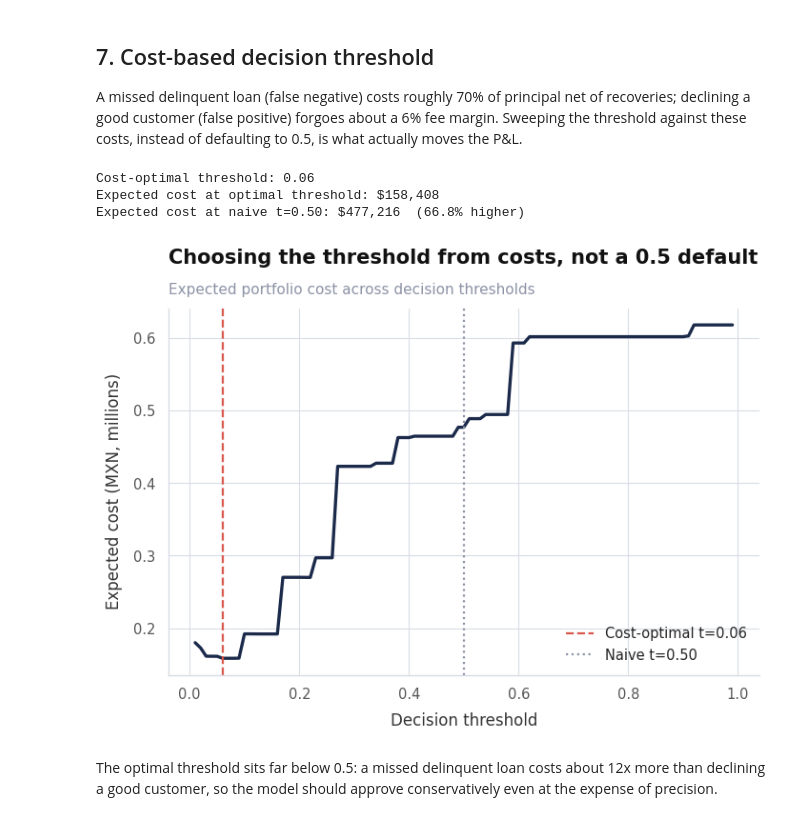
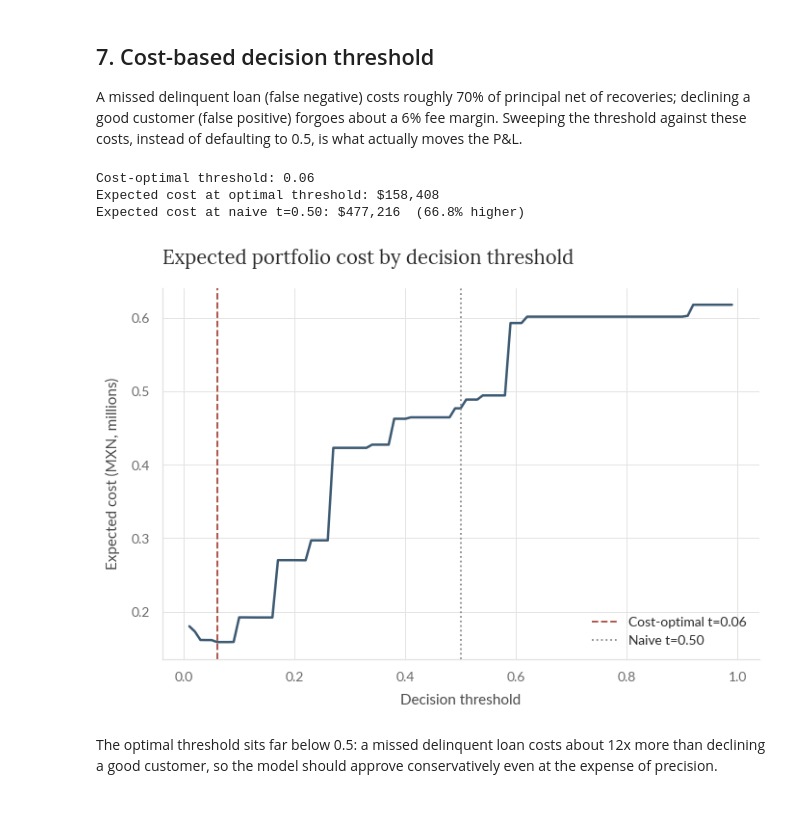
Before and after one commit to gus-morales/work-showcase, a Jupyter notebook: projects/01-delinquency-risk-model/notebooks/01_delinquency_risk_model.ipynb, the cells around one changed output. Cells and saved outputs as stored; diff of their text form; code cells hidden in the pictures.

```diff
--- a/projects/01-delinquency-risk-model/notebooks/01_delinquency_risk_model.ipynb
+++ b/projects/01-delinquency-risk-model/notebooks/01_delinquency_risk_model.ipynb
@@ -192,39 +190,38 @@ A missed delinquent loan (false negative) costs roughly 70% of principal net of
 # %%
 COST_FN_RATE = 0.70   # approved a loan that went delinquent
 COST_FP_RATE = 0.06   # declined a loan that would have been repaid
 
 loan_amounts = test_df["loan_amount_mxn"].values
 thresholds = np.linspace(0.01, 0.99, 99)
 costs = []
 for t in thresholds:
     pred = (y_prob_test >= t).astype(int)
     fn_mask = (pred == 0) & (y_test == 1)
     fp_mask = (pred == 1) & (y_test == 0)
     cost = (loan_amounts[fn_mask] * COST_FN_RATE).sum() + (loan_amounts[fp_mask] * COST_FP_RATE).sum()
     costs.append(cost)
 costs = np.array(costs)
 best_t = thresholds[costs.argmin()]
 default_cost = costs[np.argmin(np.abs(thresholds - 0.5))]
 best_cost = costs.min()
 
 print(f"Cost-optimal threshold: {best_t:.2f}")
 print(f"Expected cost at optimal threshold: ${best_cost:,.0f}")
 print(f"Expected cost at naive t=0.50: ${default_cost:,.0f}  ({(1 - best_cost/default_cost):.1%} higher)")
 
 fig, ax = plt.subplots(figsize=(8, 5))
-ax.plot(thresholds, costs / 1e6, color=NAVY, linewidth=2.4)
-ax.axvline(best_t, ls="--", color=CORAL, linewidth=1.6, label=f"Cost-optimal t={best_t:.2f}")
-ax.axvline(0.50, ls=":", color=GREY, linewidth=1.6, label="Naive t=0.50")
-style_ax(ax, title="Choosing the threshold from costs, not a 0.5 default",
-         subtitle="Expected portfolio cost across decision thresholds",
+ax.plot(thresholds, costs / 1e6, color=SLATE, linewidth=1.8)
+ax.axvline(best_t, ls="--", color=MUTED_RED, linewidth=1.3, label=f"Cost-optimal t={best_t:.2f}")
+ax.axvline(0.50, ls=":", color=GREY, linewidth=1.3, label="Naive t=0.50")
+style_ax(ax, title="Expected portfolio cost by decision threshold",
          xlabel="Decision threshold", ylabel="Expected cost (MXN, millions)", grid_axis="both")
 ax.legend()
 plt.show()
 # %% [output]
 Cost-optimal threshold: 0.06
 Expected cost at optimal threshold: $158,408
 Expected cost at naive t=0.50: $477,216  (66.8% higher)
-[figure, old version]
+[figure, new version]
 # %% [markdown]
 The optimal threshold sits far below 0.5: a missed delinquent loan costs about 12x more than declining a good customer, so the model should approve conservatively even at the expense of precision.
 # %% [markdown]
```
Also changed, not shown: parts of 10 cells of this notebook, 17 other files.
